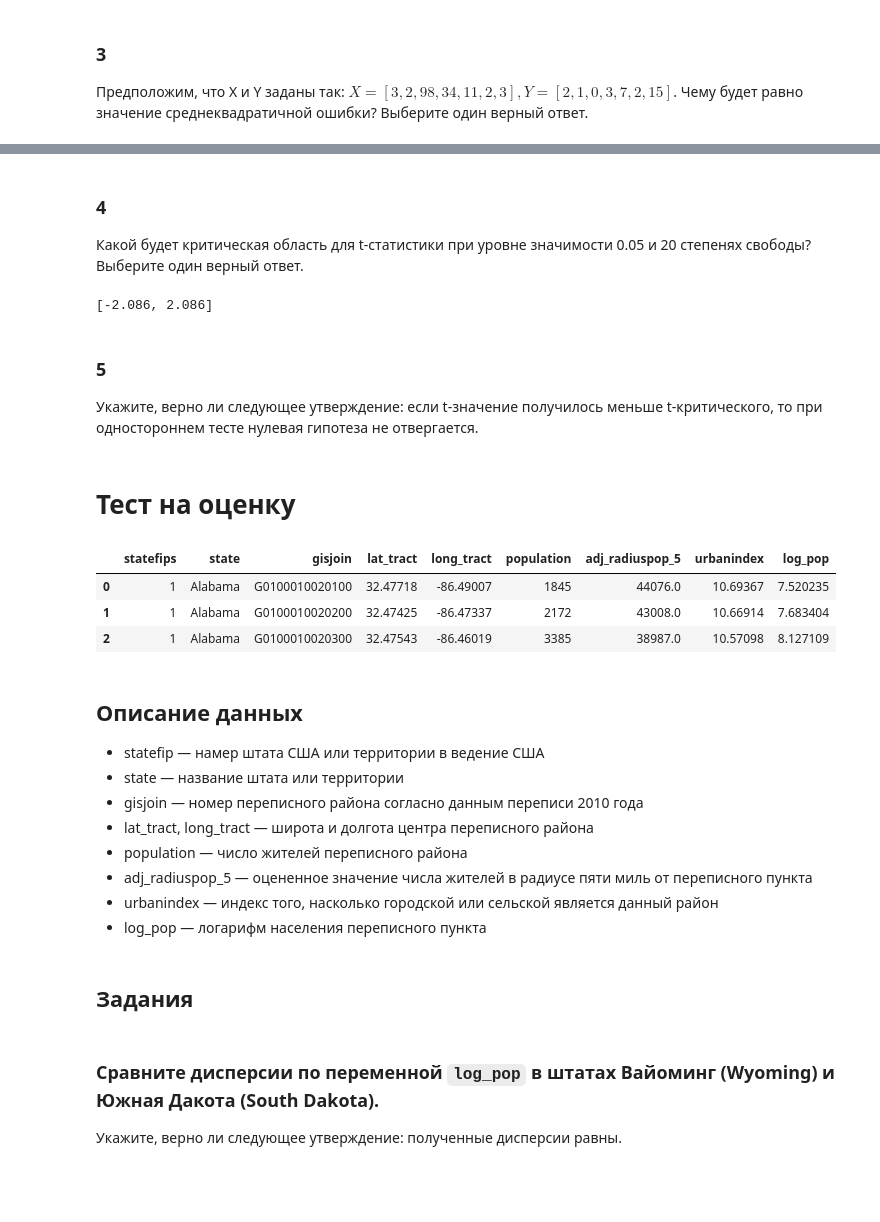
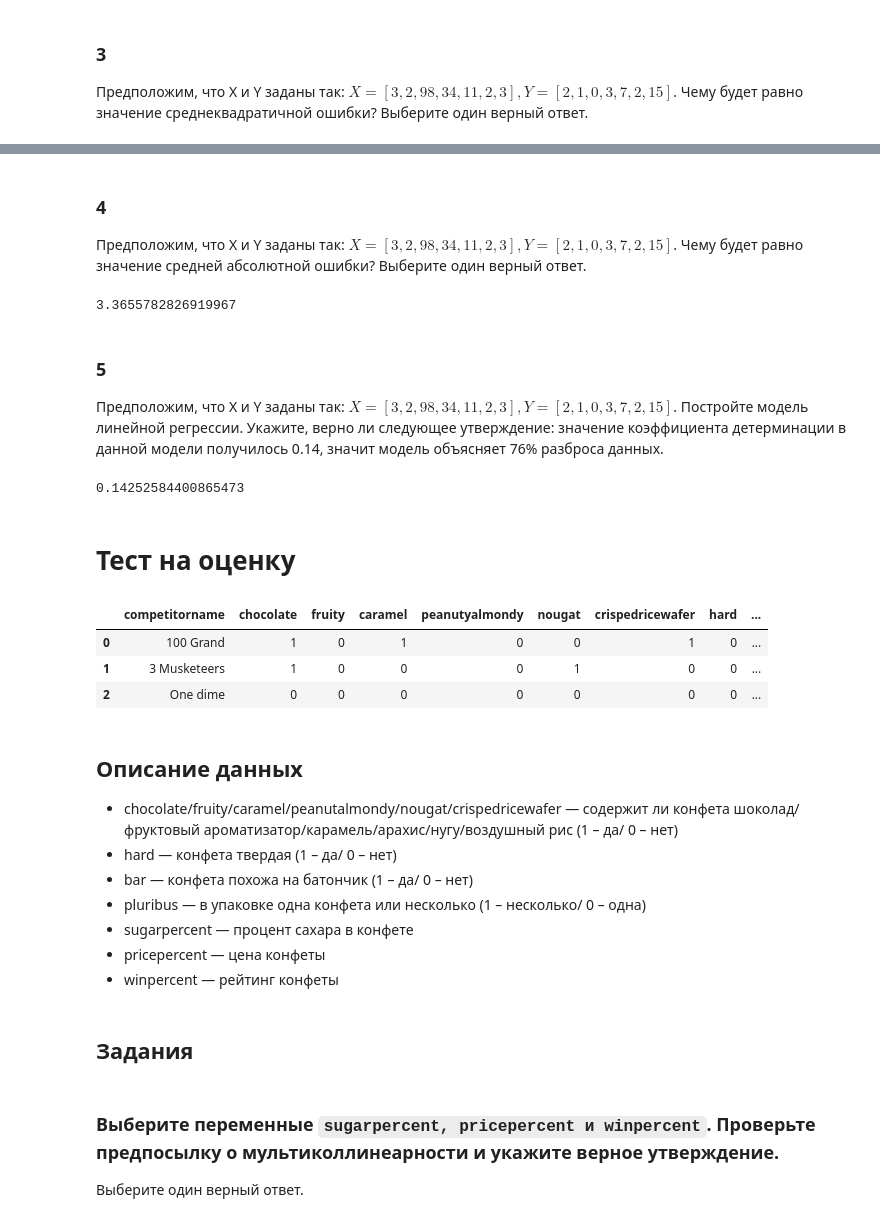
Before and after one commit to koryagin2006/HSE_Statistics_for_data_analysis, a Jupyter notebook: home_works/hw_10.ipynb, the cells around one changed output, grey strips where cells are left out. Cells and saved outputs as stored; diff of their text form; code cells hidden in the pictures; blank space fills up the shorter version.

```diff
--- a/home_works/hw_10.ipynb
+++ b/home_works/hw_10.ipynb
@@ -52,38 +55,49 @@ res.stderr
 # %% [markdown]
 ### 4
-Какой будет критическая область для t-статистики при уровне значимости 0.05 и 20 степенях свободы? Выберите один верный ответ.
+Предположим, что X и Y заданы так: $X = [3, 2, 98, 34, 11, 2, 3], Y = [2, 1, 0, 3, 7, 2, 15]$. Чему будет равно значение средней абсолютной ошибки? Выберите один верный ответ.
 # %%
-CI = st.t.interval(alpha=0.95, df=20)
-[round(c, 3) for c in CI]
+𝑋 = np.array([3,2,98,34,11,2,3])
+y = np.array([2,1,0,3,7,2,15])
+
+res = st.linregress(X, y)
+y_pred = res.slope * X + res.intercept
+mae = np.abs(y_pred - y).mean()
+mae
 # %% [output]
-[-2.086, 2.086]
+3.3655782826919967
 # %% [markdown]
 ### 5
-Укажите, верно ли следующее утверждение: если t-значение получилось меньше t-критического, то при одностороннем тесте нулевая гипотеза не отвергается.
+Предположим, что X и Y заданы так: $X = [3, 2, 98, 34, 11, 2, 3], Y = [2, 1, 0, 3, 7, 2, 15]$. Постройте модель линейной регрессии. Укажите, верно ли следующее утверждение: значение коэффициента детерминации в данной модели получилось 0.14, значит модель объясняет 76% разброса данных.
+# %%
+𝑋 = np.array([3,2,98,34,11,2,3])
+y = np.array([2,1,0,3,7,2,15])
+
+res = st.linregress(X, y)
+res.rvalue ** 2
+# %% [output]
+0.14252584400865473
 # %% [markdown]
 # Тест на оценку
 # %%
-df = pd.read_csv('../Data/UrbanizationCensusTract.csv', index_col=0)
+df = pd.read_csv('../Data/CandyData.csv')
 df.head(3)
 # %% [output]
-|  | statefips | state | gisjoin | lat_tract | long_tract | population | adj_radiuspop_5 | urbanindex | log_pop |
-| 0 | 1 | Alabama | G0100010020100 | 32.47718 | -86.49007 | 1845 | 44076.0 | 10.69367 | 7.520235 |
-| 1 | 1 | Alabama | G0100010020200 | 32.47425 | -86.47337 | 2172 | 43008.0 | 10.66914 | 7.683404 |
-| 2 | 1 | Alabama | G0100010020300 | 32.47543 | -86.46019 | 3385 | 38987.0 | 10.57098 | 8.127109 |
+|  | competitorname | chocolate | fruity | caramel | peanutyalmondy | nougat | crispedricewafer | hard | ... |
+| 0 | 100 Grand | 1 | 0 | 1 | 0 | 0 | 1 | 0 | ... |
+| 1 | 3 Musketeers | 1 | 0 | 0 | 0 | 1 | 0 | 0 | ... |
+| 2 | One dime | 0 | 0 | 0 | 0 | 0 | 0 | 0 | ... |
 # %% [markdown]
 ## Описание данных
 
-
-- statefip — намер штата США или территории в ведение США
-- state — название штата или территории
-- gisjoin — номер переписного района согласно данным переписи 2010 года
-- lat_tract, long_tract — широта и долгота центра переписного района
-- population — число жителей переписного района
-- adj_radiuspop_5 — оцененное значение числа жителей в радиусе пяти миль от переписного пункта
-- urbanindex — индекс того, насколько городской или сельской является данный район
-- log_pop — логарифм населения переписного пункта
+- chocolate/fruity/caramel/peanutalmondy/nougat/crispedricewafer — содержит ли конфета шоколад/фруктовый ароматизатор/карамель/арахис/нугу/воздушный рис (1 – да/ 0 – нет)
+- hard — конфета твердая (1 – да/ 0 – нет)
+- bar — конфета похожа на батончик (1 – да/ 0 – нет)
+- pluribus — в упаковке одна конфета или несколько (1 – несколько/ 0 – одна)
+- sugarpercent — процент сахара в конфете
+- pricepercent — цена конфеты
+- winpercent — рейтинг конфеты
 # %% [markdown]
 ## Задания
 # %% [markdown]
-### Сравните дисперсии по переменной `log_pop` в штатах Вайоминг (Wyoming) и Южная Дакота (South Dakota).
-Укажите, верно ли следующее утверждение: полученные дисперсии равны.
+### Выберите переменные `sugarpercent, pricepercent и winpercent`. Проверьте предпосылку о мультиколлинеарности и укажите верное утверждение.
+Выберите один верный ответ.
```
Also changed, not shown: parts of 28 cells of this notebook.
